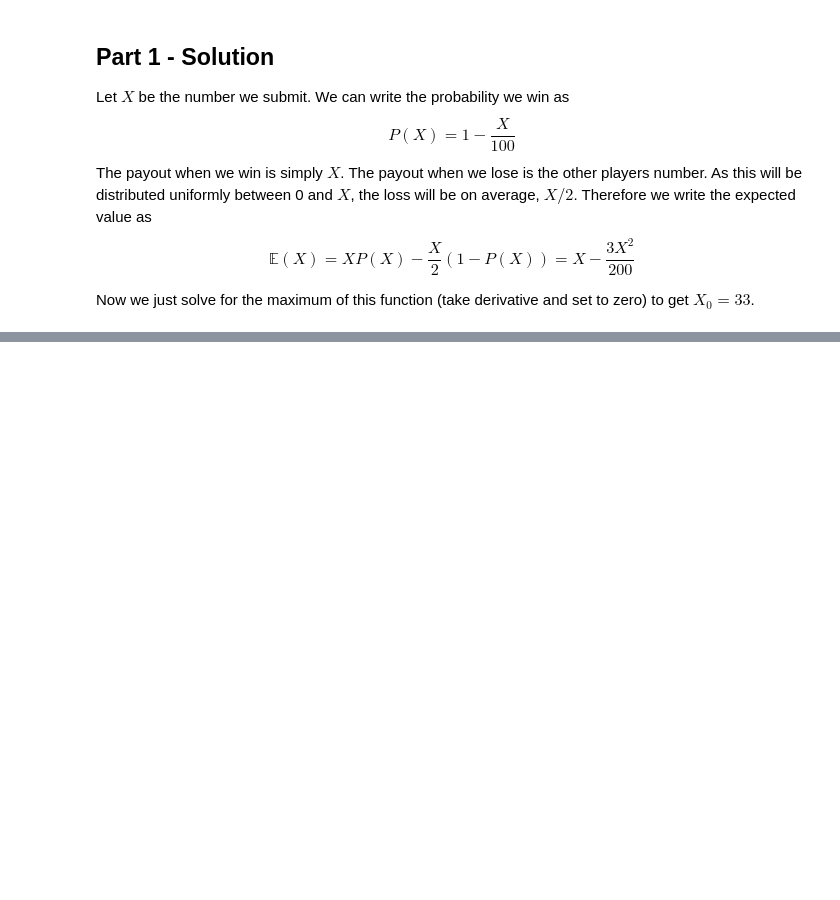
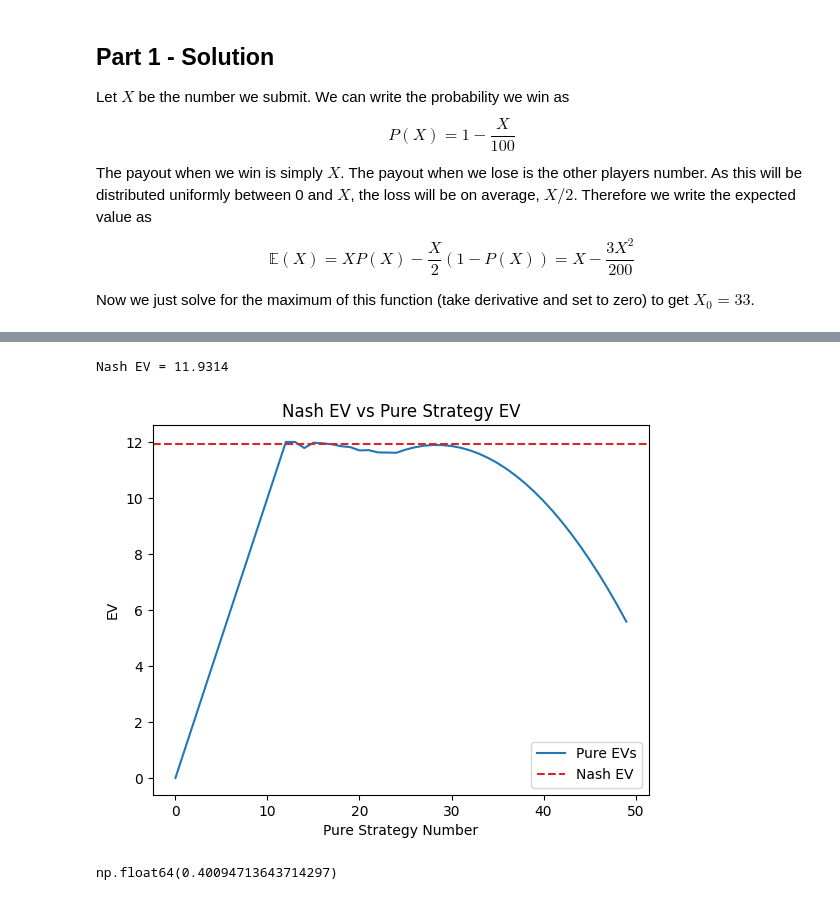
Before and after one commit to BorisDeletic/CompStatsForQuant, a Jupyter notebook: 3GameTheory/b_InterviewGame.ipynb, the cells around one changed output, grey strips where cells are left out. Cells and saved outputs as stored; diff of their text form; code cells hidden in the pictures; blank space fills up the shorter version.

```diff
--- a/3GameTheory/b_InterviewGame.ipynb
+++ b/3GameTheory/b_InterviewGame.ipynb
@@ -43,8 +50,16 @@ It is worth trying to solve this problem with just pen and paper too, as would b
 # %%
+'''
+I've commented out the naive implementation which is easier to understand and write at first.
+Then I have vectorized the code for performance / good practice.
+It is cool to see difference in performance we can acheive with numpy.
+The naive implementation does 100 steps in ~2mins, while the vectorized does 10,000 steps in a few seconds,
+which is enough for this game to converge.
+'''
+
 import numpy as np
 import matplotlib.pyplot as plt
 N = 101
-actions = np.arange(1, N)
+actions = np.arange(N)
 # %%
 '''
 Tip: to speedup the computation, we can incorporate the randomness
@@ -192,0 +224,35 @@ print(hero_EV)
+# %%
+nash_EV = 0
+for a in actions:
+    nash_EV += nash_strat_A[a] * payoff(a, nash_strat_B)
+
+
+pure_strat_EVs = []
+
+for a in range(50):
+    pure_strat = np.zeros(N)
+    pure_strat[a] = 1
+
+    pure_strat_EV = 0
+    for a in actions:
+        pure_strat_EV += pure_strat[a] * payoff(a, nash_strat_A)
+
+    pure_strat_EVs.append(pure_strat_EV)
+# %%
+fig, ax = plt.subplots()
+
+ax.plot(pure_strat_EVs, label = 'Pure EVs')
+ax.axhline(nash_EV, linestyle='--', color='tab:red', label = 'Nash EV')
+ax.legend()
+ax.set_title('Nash EV vs Pure Strategy EV')
+ax.set_xlabel('Pure Strategy Number')
+ax.set_ylabel('EV')
+plt.savefig('figs/nash_vs_pure.png')
+print(f"Nash EV = {nash_EV:.4f}")
+# %% [output]
+Nash EV = 11.9314
+[figure, added]
+# %%
+nash_strat_A.cumsum()[12]*100
+# %% [output]
+np.float64(0.40094713643714297)
```
Also changed, not shown: parts of 11 cells of this notebook, 3 other files.
